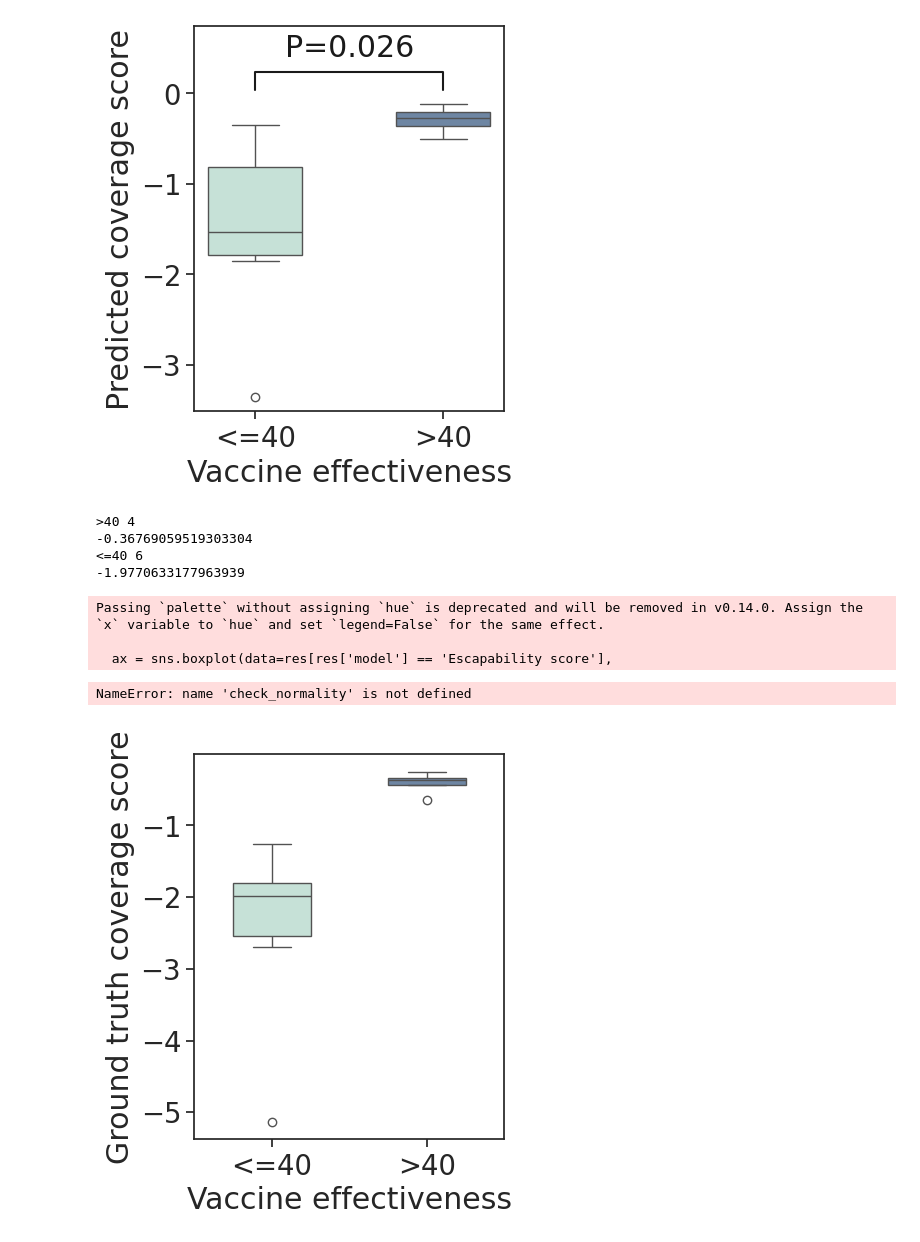
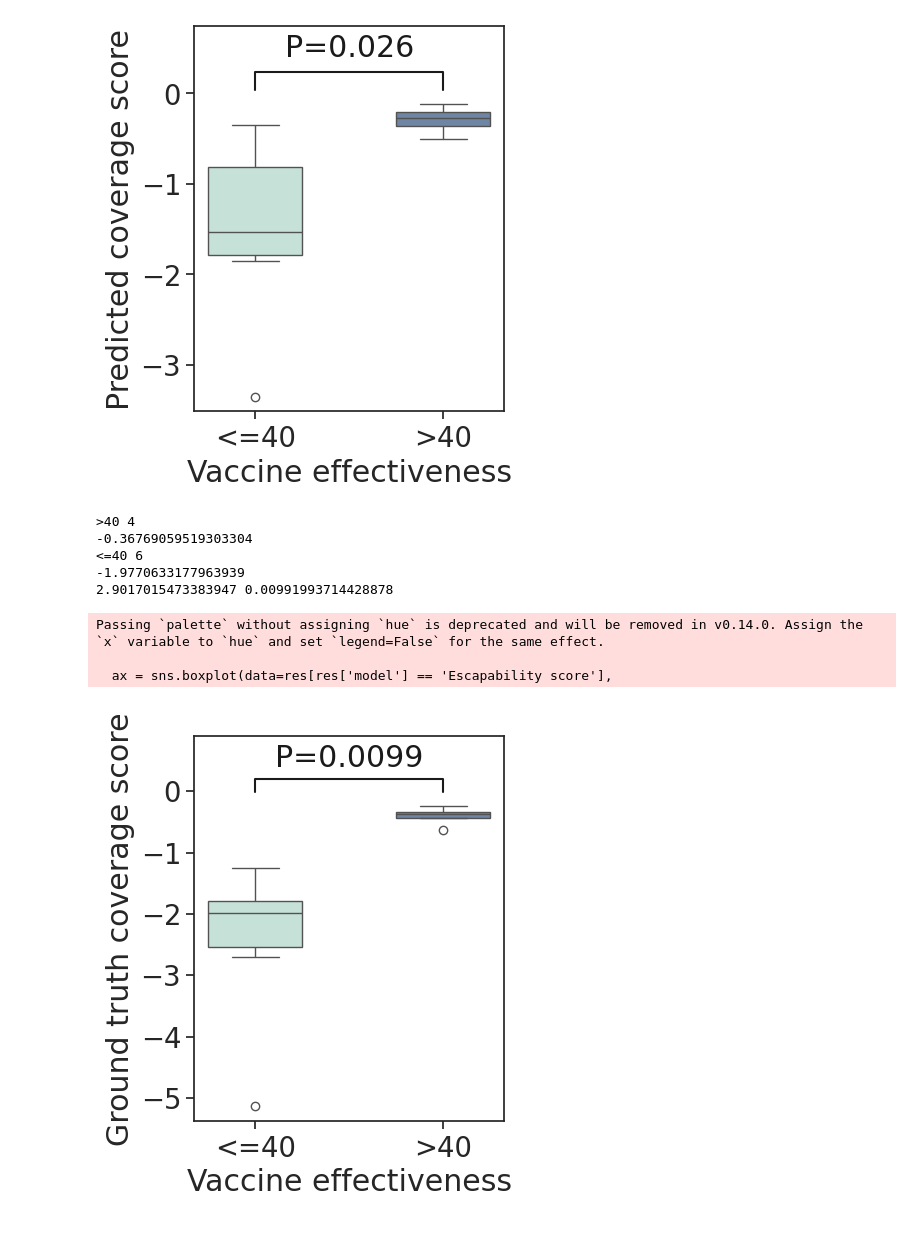
Before and after one commit to wxsh1213/vaxseer, a Jupyter notebook: evaluation/jupyter_notebooks_figs/Fig4_ve.ipynb, the cells around one changed output. Cells and saved outputs as stored; diff of their text form; code cells hidden in the pictures.

```diff
--- a/evaluation/jupyter_notebooks_figs/Fig4_ve.ipynb
+++ b/evaluation/jupyter_notebooks_figs/Fig4_ve.ipynb
@@ -426,9 +426,6 @@ print(">40", len(_res[_res["Vaccine effectiveness"] == ">40"]["score"]))
 print(np.median(_res[_res["Vaccine effectiveness"] == ">40"]["score"]))
 print("<=40", len(_res[_res["Vaccine effectiveness"] == "<=40"]["score"]))
 print(np.median(_res[_res["Vaccine effectiveness"] == "<=40"]["score"]))
-
-check_normality(_res[_res["Vaccine effectiveness"] == ">40"]["score"])
-check_normality( _res[_res["Vaccine effectiveness"] == "<=40"]["score"])
 
 t_statistic, p_value = stats.ttest_ind(_res[_res["Vaccine effectiveness"] == ">40"]["score"],
                                        _res[_res["Vaccine effectiveness"] == "<=40"]["score"], alternative='greater')
@@ -442,32 +439,32 @@ def annotate_significance(ax, x1, x2, y, p_value):
     elif p_value < 0.01:
         label = '**'
     elif p_value < 0.05:
         label = '*'
     else:
         label = 'ns'  # not significant
 
     label="P=%.2g" % p_value
 
     ax.plot([x1, x1, x2, x2], [y, y + 0.2, y + 0.2, y], lw=1.5, c='k')
     ax.text((x1 + x2) * 0.5, y + 0.3, label, ha='center', va='bottom', color='k')
 
 # Set y-limit higher to accommodate the annotation
 ylim = ax.get_ylim()
 ax.set_ylim([ylim[0], ylim[1] + 0.9])
 
 # Add annotation
 annotate_significance(ax, 0, 1, ylim[1], p_value)
 
 plt.savefig("figs/ve_gt_boxplot_with_pvalue.pdf", format='pdf', bbox_inches='tight')
 
 plt.show()
 # %% [output]
 >40 4
 -0.36769059519303304
 <=40 6
 -1.9770633177963939
+2.9017015473383947 0.00991993714428878
 Passing `palette` without assigning `hue` is deprecated and will be removed in v0.14.0. Assign the `x` variable to `hue` and set `legend=False` for the same effect.
 
   ax = sns.boxplot(data=res[res['model'] == 'Escapability score'],
-NameError: name 'check_normality' is not defined
-[figure, old version]
+[figure, new version]
```
